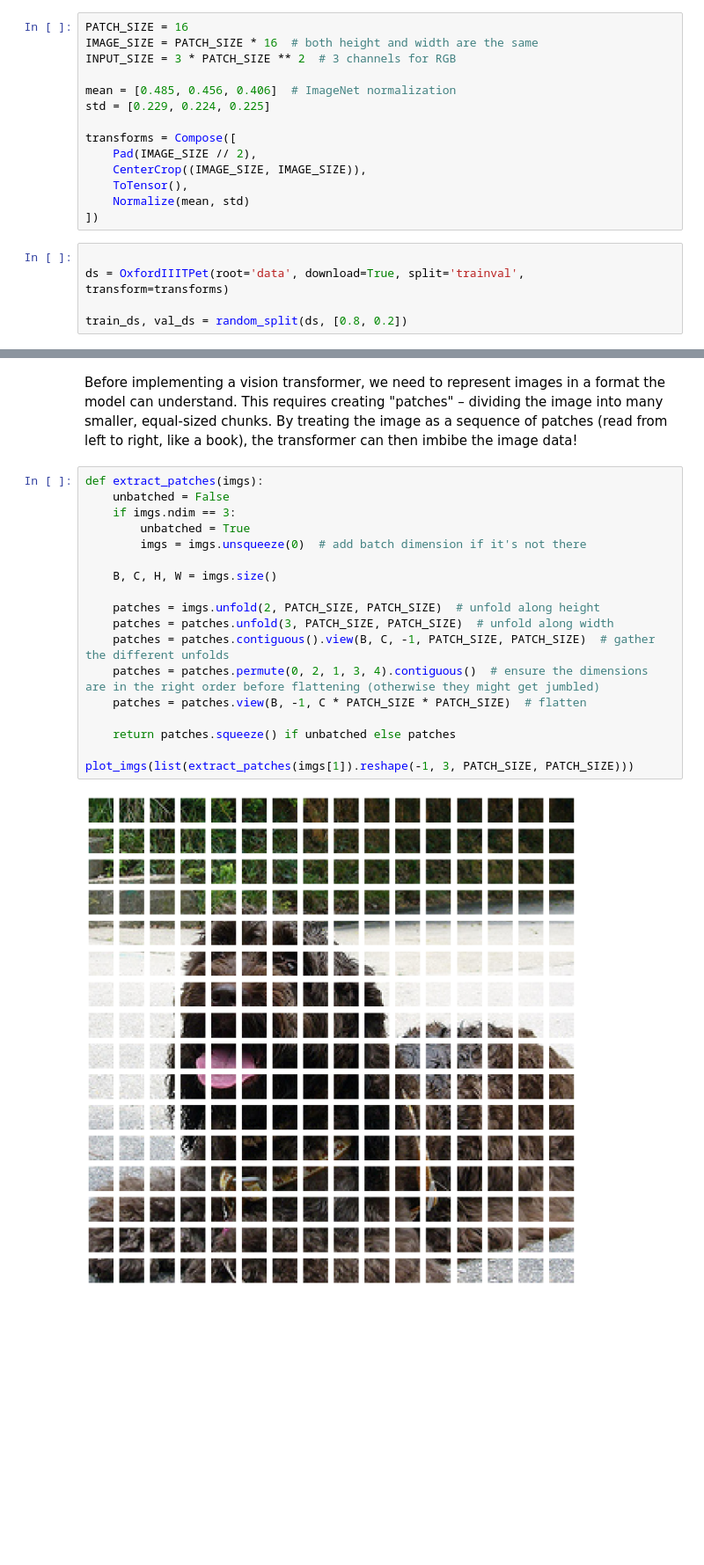
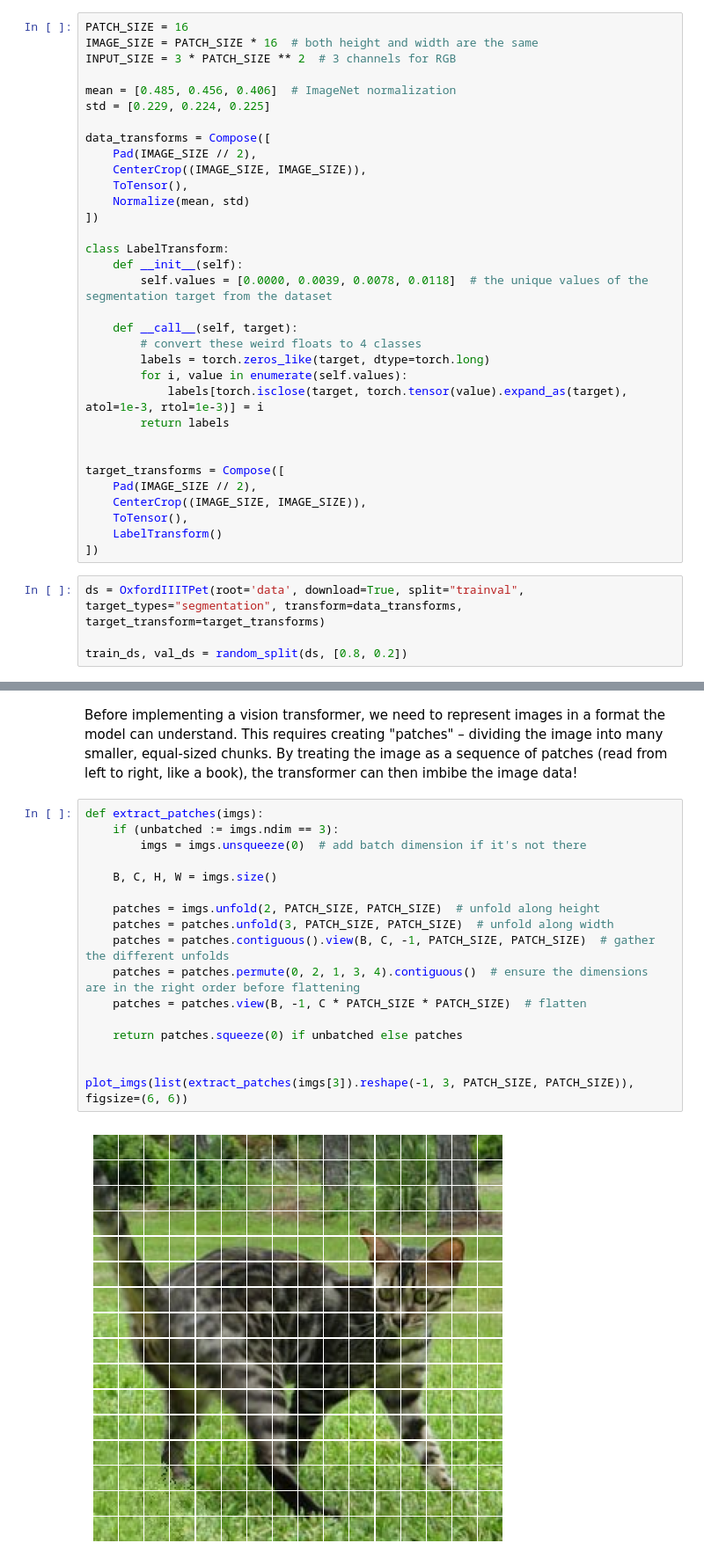
Before and after one commit to BjarniHaukur/minimal-ml, a Jupyter notebook: vision_transformer.ipynb, the cells around one changed output, grey strips where cells are left out. Shown at 88% size. Cells and saved outputs as stored; diff of their text form; blank space fills up the shorter version.

```diff
--- a/vision_transformer.ipynb
+++ b/vision_transformer.ipynb
@@ -26,14 +26,32 @@ INPUT_SIZE = 3 * PATCH_SIZE ** 2  # 3 channels for RGB
 mean = [0.485, 0.456, 0.406]  # ImageNet normalization
 std = [0.229, 0.224, 0.225]
 
-transforms = Compose([
+data_transforms = Compose([
     Pad(IMAGE_SIZE // 2),
     CenterCrop((IMAGE_SIZE, IMAGE_SIZE)),
     ToTensor(),
     Normalize(mean, std)
 ])
+
+class LabelTransform:
+    def __init__(self):
+        self.values = [0.0000, 0.0039, 0.0078, 0.0118]  # the unique values of the segmentation target from the dataset
+
+    def __call__(self, target):
+        # convert these weird floats to 4 classes
+        labels = torch.zeros_like(target, dtype=torch.long)
+        for i, value in enumerate(self.values):
+            labels[torch.isclose(target, torch.tensor(value).expand_as(target), atol=1e-3, rtol=1e-3)] = i
+        return labels
+
+
+target_transforms = Compose([
+    Pad(IMAGE_SIZE // 2),
+    CenterCrop((IMAGE_SIZE, IMAGE_SIZE)),
+    ToTensor(),
+    LabelTransform()
+])
 # %%
-
-ds = OxfordIIITPet(root='data', download=True, split='trainval', transform=transforms)
+ds = OxfordIIITPet(root='data', download=True, split="trainval", target_types="segmentation", transform=data_transforms, target_transform=target_transforms)
 
 train_ds, val_ds = random_split(ds, [0.8, 0.2])
@@ -82,22 +111,21 @@ plot_imgs(imgs, fake_labels, labels, figsize=(6, 6))
 Before implementing a vision transformer, we need to represent images in a format the model can understand. This requires creating "patches" – dividing the image into many smaller, equal-sized chunks. By treating the image as a sequence of patches (read from left to right, like a book), the transformer can then imbibe the image data!
 # %%
 def extract_patches(imgs):
-    unbatched = False
-    if imgs.ndim == 3:
-        unbatched = True
+    if (unbatched := imgs.ndim == 3):
         imgs = imgs.unsqueeze(0)  # add batch dimension if it's not there
 
     B, C, H, W = imgs.size()
 
     patches = imgs.unfold(2, PATCH_SIZE, PATCH_SIZE)  # unfold along height
     patches = patches.unfold(3, PATCH_SIZE, PATCH_SIZE)  # unfold along width
     patches = patches.contiguous().view(B, C, -1, PATCH_SIZE, PATCH_SIZE)  # gather the different unfolds
-    patches = patches.permute(0, 2, 1, 3, 4).contiguous()  # ensure the dimensions are in the right order before flattening (otherwise they might get jumbled)
+    patches = patches.permute(0, 2, 1, 3, 4).contiguous()  # ensure the dimensions are in the right order before flattening
     patches = patches.view(B, -1, C * PATCH_SIZE * PATCH_SIZE)  # flatten
 
-    return patches.squeeze() if unbatched else patches
+    return patches.squeeze(0) if unbatched else patches
 
-plot_imgs(list(extract_patches(imgs[1]).reshape(-1, 3, PATCH_SIZE, PATCH_SIZE)))
+
+plot_imgs(list(extract_patches(imgs[3]).reshape(-1, 3, PATCH_SIZE, PATCH_SIZE)), figsize=(6, 6))
 # %% [output]
-[figure, old version]
+[figure, new version]
 # %% [markdown]
```
Also changed, not shown: parts of 6 cells of this notebook.
